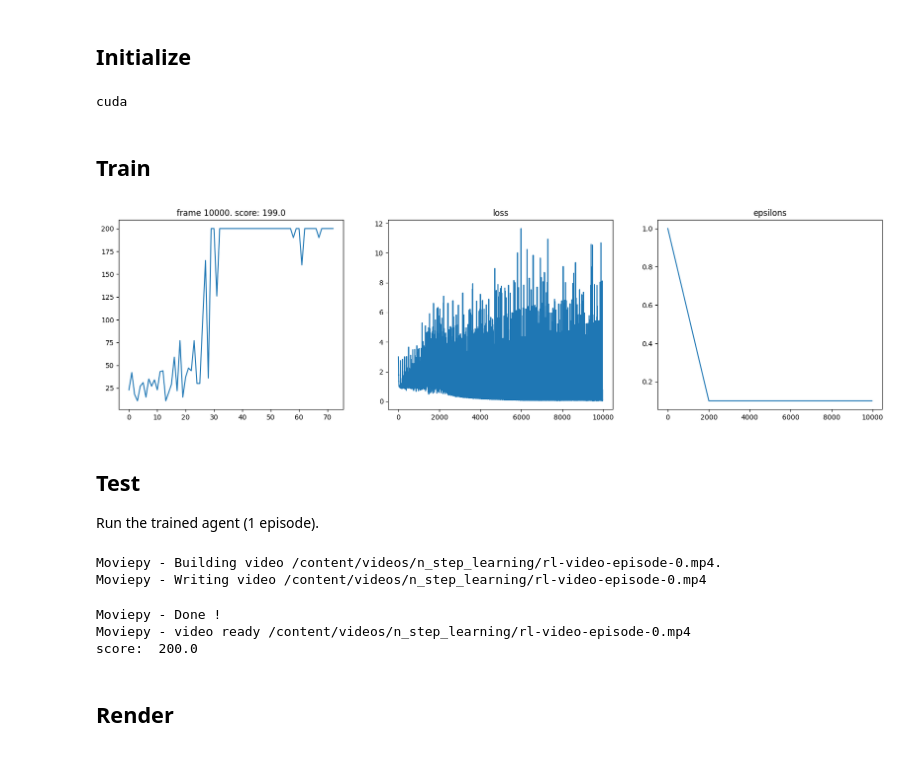
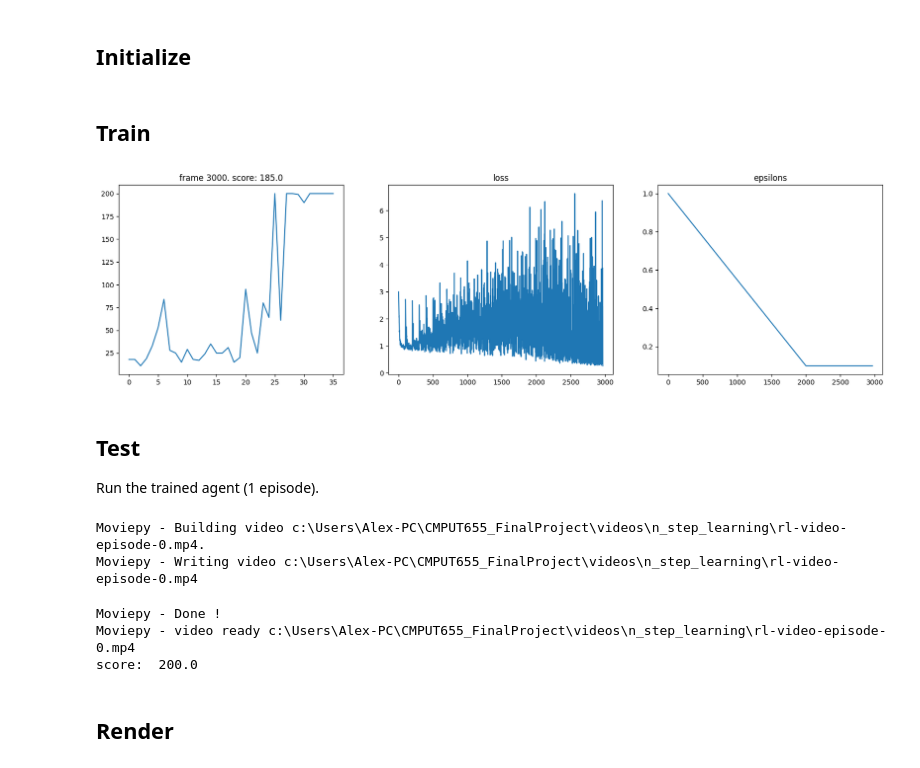
Before and after one commit to uhsipra/Exploring-the-Influence-of-Replay-Buffer-Size, a Jupyter notebook: CMPUT655_DQN_NSTEP_Algo.ipynb, the cells around one changed output. Cells and saved outputs as stored; diff of their text form; code cells hidden in the pictures.

```diff
--- a/CMPUT655_DQN_NSTEP_Algo.ipynb
+++ b/CMPUT655_DQN_NSTEP_Algo.ipynb
@@ -326,7 +312,8 @@ class DQNAgent:
         self.device = torch.device(
             "cuda" if torch.cuda.is_available() else "cpu"
         )
-        print(self.device)
+        self.device = "cpu"
+        #print(self.device)
 
         # networks: dqn, dqn_target
         self.dqn = Network(obs_dim, action_dim).to(self.device)
@@ -401,7 +388,7 @@ class DQNAgent:
 
         return loss.item()
 
-    def train(self, num_frames: int, plotting_interval: int = 200):
+    def train(self, num_frames: int, var: float, plotting_interval: int = 200, csv_writer = None):
         """Train the agent."""
         self.is_test = False
 
@@ -411,19 +398,28 @@ class DQNAgent:
         losses = []
         scores = []
         score = 0
+        elen_list = []
+        elen = 0
 
         for frame_idx in range(1, num_frames + 1):
             action = self.select_action(state)
             next_state, reward, done = self.step(action)
+            elen+=1
 
             state = next_state
             score += reward
+
+            #sample reward from dist
+            if var > 0:
+                reward = Normal(reward, reward*var).sample().item()
 
             # if episode ends
             if done:
                 state, _ = self.env.reset(seed=self.seed)
                 scores.append(score)
                 score = 0
+                elen_list.append(elen)
+                elen = 0
 
             # if training is ready
             if len(self.memory) >= self.batch_size:
@@ -444,8 +440,10 @@ class DQNAgent:
                     self._target_hard_update()
 
             # plotting
-            if frame_idx % plotting_interval == 0:
+            if csv_writer is None and frame_idx % plotting_interval == 0:
                 self._plot(frame_idx, scores, losses, epsilons)
+        if csv_writer is not None:
+            csv_writer.writerow([f"{self.memory.max_size}/{var}", *elen_list])
 
         self.env.close()
 
@@ -550,7 +548,7 @@ seed_torch(seed)
 ## Initialize
 # %%
 # parameters
-num_frames = 10000
+num_frames = 3000
 memory_size = 2000
 batch_size = 32
 target_update = 100
@@ -558,14 +556,12 @@ epsilon_decay = 1 / 2000
 
 # train
 agent = DQNAgent(env, memory_size, batch_size, target_update, epsilon_decay, seed)
-# %% [output]
-cuda
 # %% [markdown]
 ## Train
 # %%
-agent.train(num_frames)
+agent.train(num_frames, 0)
 # %% [output]
-[figure, old version]
+[figure, new version]
 # %% [markdown]
 ## Test
 
@@ -574,10 +570,10 @@ Run the trained agent (1 episode).
 video_folder="videos/n_step_learning"
 agent.test(video_folder=video_folder)
 # %% [output]
-Moviepy - Building video /content/videos/n_step_learning/rl-video-episode-0.mp4.
-Moviepy - Writing video /content/videos/n_step_learning/rl-video-episode-0.mp4
+Moviepy - Building video c:\Users\Alex-PC\CMPUT655_FinalProject\videos\n_step_learning\rl-video-episode-0.mp4.
+Moviepy - Writing video c:\Users\Alex-PC\CMPUT655_FinalProject\videos\n_step_learning\rl-video-episode-0.mp4
 Moviepy - Done !
-Moviepy - video ready /content/videos/n_step_learning/rl-video-episode-0.mp4
+Moviepy - video ready c:\Users\Alex-PC\CMPUT655_FinalProject\videos\n_step_learning\rl-video-episode-0.mp4
 score:  200.0
 # %% [markdown]
 ## Render
```
Also changed, not shown: parts of 5 cells of this notebook.
